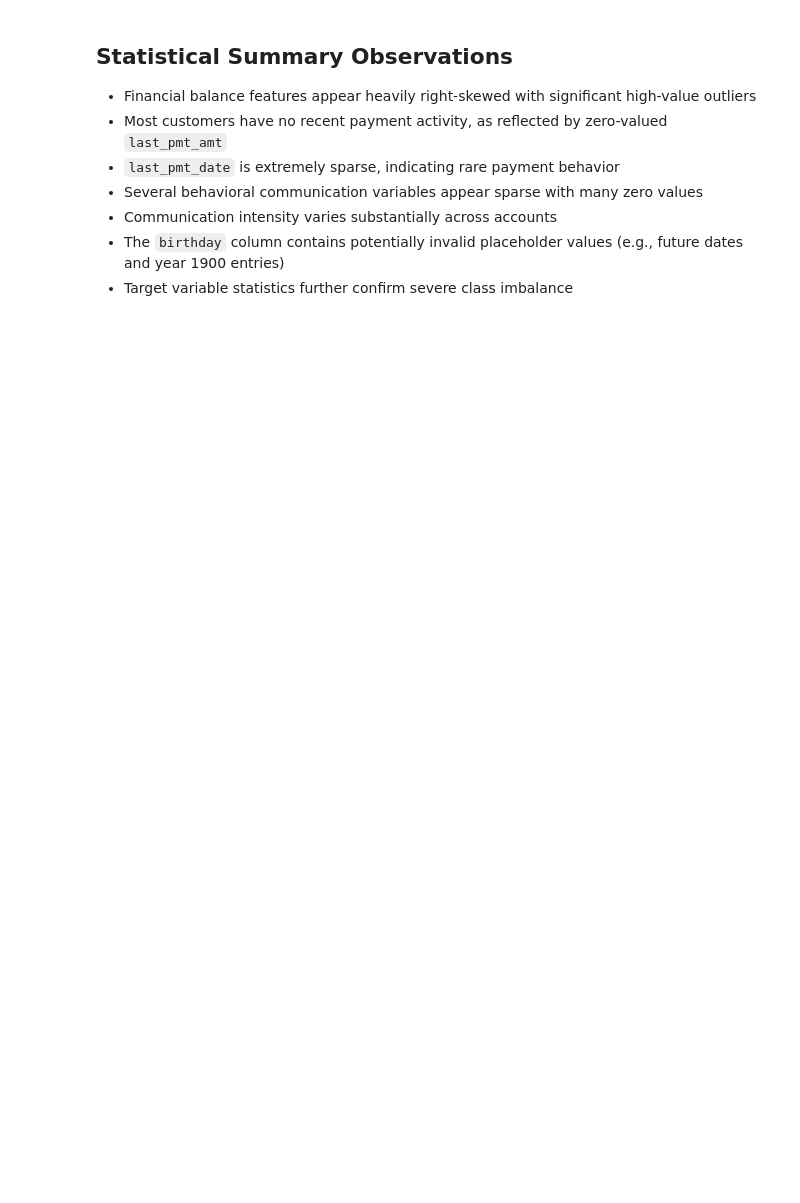
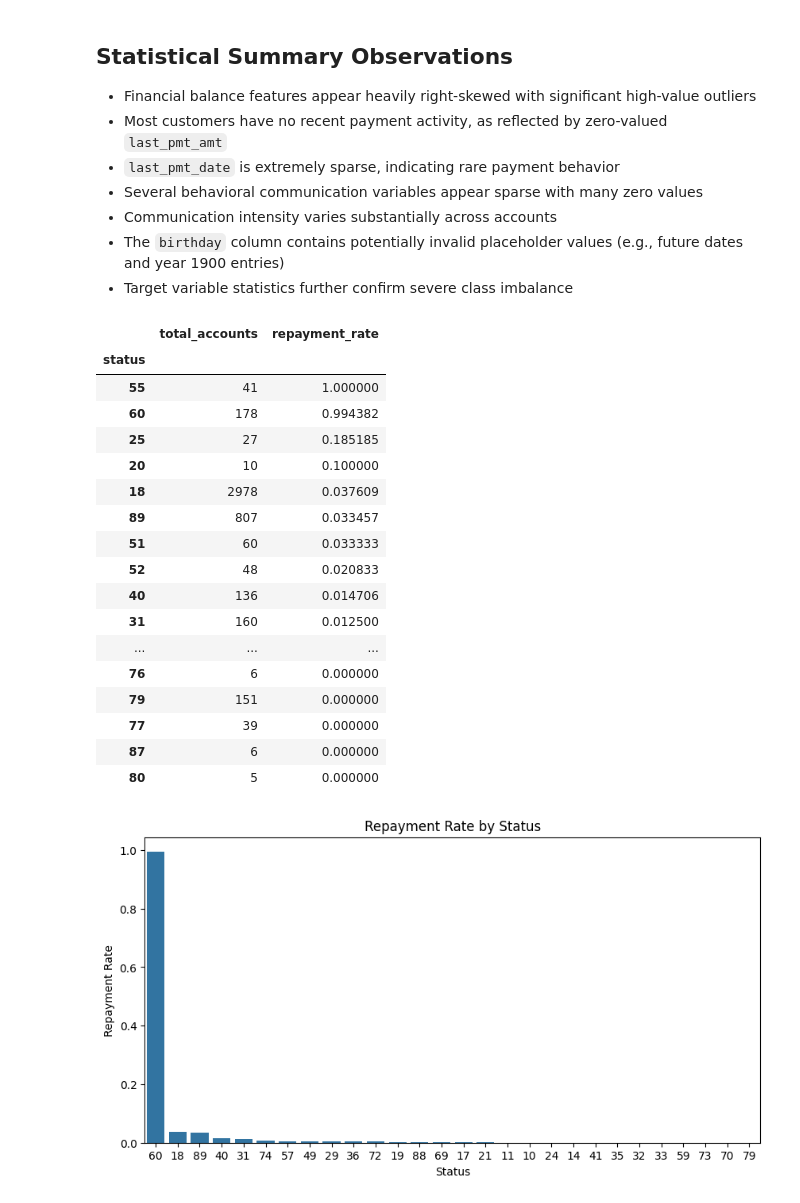
Before and after one commit to sidd-1311/Propensity-to-pay, a Jupyter notebook: Notebooks/02_eda.ipynb, the cells around one changed output. Saved outputs shown, nothing was run; the diff lists cells and outputs as text; code cells hidden in the pictures; blank space fills up the shorter version.

```diff
--- a/Notebooks/02_eda.ipynb
+++ b/Notebooks/02_eda.ipynb
@@ -59,3 +69,61 @@ loan_df.describe()
 - Communication intensity varies substantially across accounts
 - The `birthday` column contains potentially invalid placeholder values (e.g., future dates and year 1900 entries)
 - Target variable statistics further confirm severe class imbalance
+# %%
+#Categoricsl feature analysis- Status
+
+#Categorical_features = ['state', 'Creditor name', 'status']
+
+status_analysis = (
+
+    loan_df.groupby('status')
+    .agg(
+        total_accounts=('Payment_Next30Days', 'count'),
+        repayment_rate=('Payment_Next30Days', 'mean')
+    )
+    .sort_values(
+        by='repayment_rate',
+        ascending=False
+    )
+)
+
+display(status_analysis)
+
+
+
+filtered_status = status_analysis[
+    status_analysis['total_accounts'] >= 100
+]
+
+plt.figure(figsize=(10,5))
+
+sns.barplot(
+    x=filtered_status.index.astype(str),
+    y=filtered_status['repayment_rate']
+)
+
+plt.title('Repayment Rate by Status')
+plt.xlabel('Status')
+plt.ylabel('Repayment Rate')
+
+plt.show()
+# %% [output]
+|  | total_accounts | repayment_rate |
+| status |  |  |
+| 55 | 41 | 1.000000 |
+| 60 | 178 | 0.994382 |
+| 25 | 27 | 0.185185 |
+| 20 | 10 | 0.100000 |
+| 18 | 2978 | 0.037609 |
+| 89 | 807 | 0.033457 |
+| 51 | 60 | 0.033333 |
+| 52 | 48 | 0.020833 |
+| 40 | 136 | 0.014706 |
+| 31 | 160 | 0.012500 |
+| ... | ... | ... |
+| 76 | 6 | 0.000000 |
+| 79 | 151 | 0.000000 |
+| 77 | 39 | 0.000000 |
+| 87 | 6 | 0.000000 |
+| 80 | 5 | 0.000000 |
+[figure, added]
```
Also changed, not shown: parts of 12 cells of this notebook.
